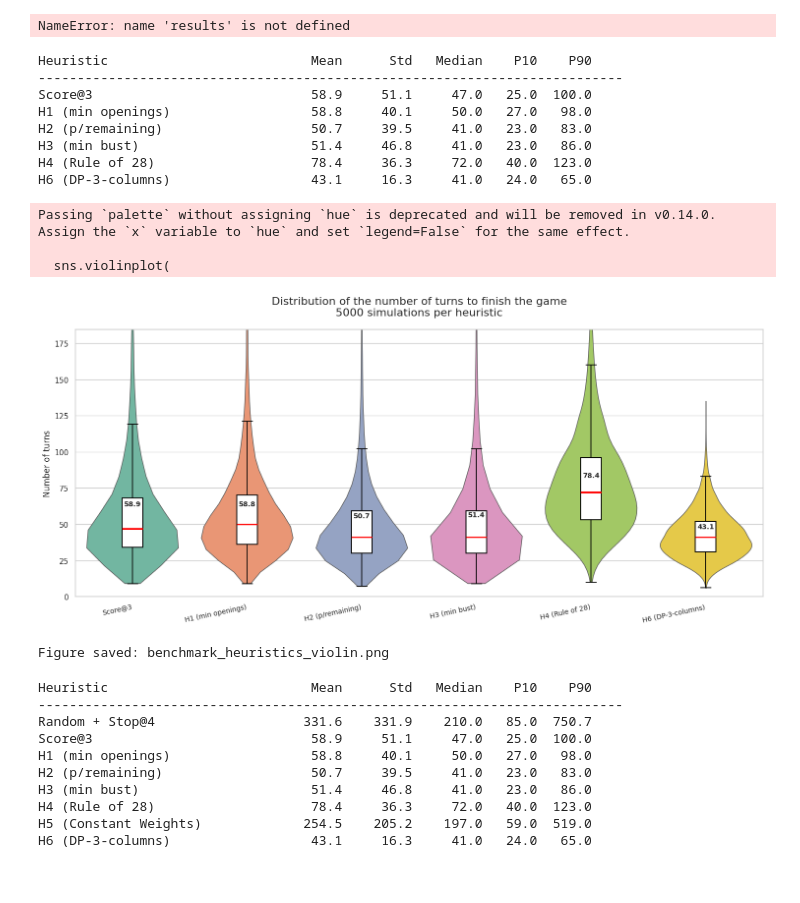
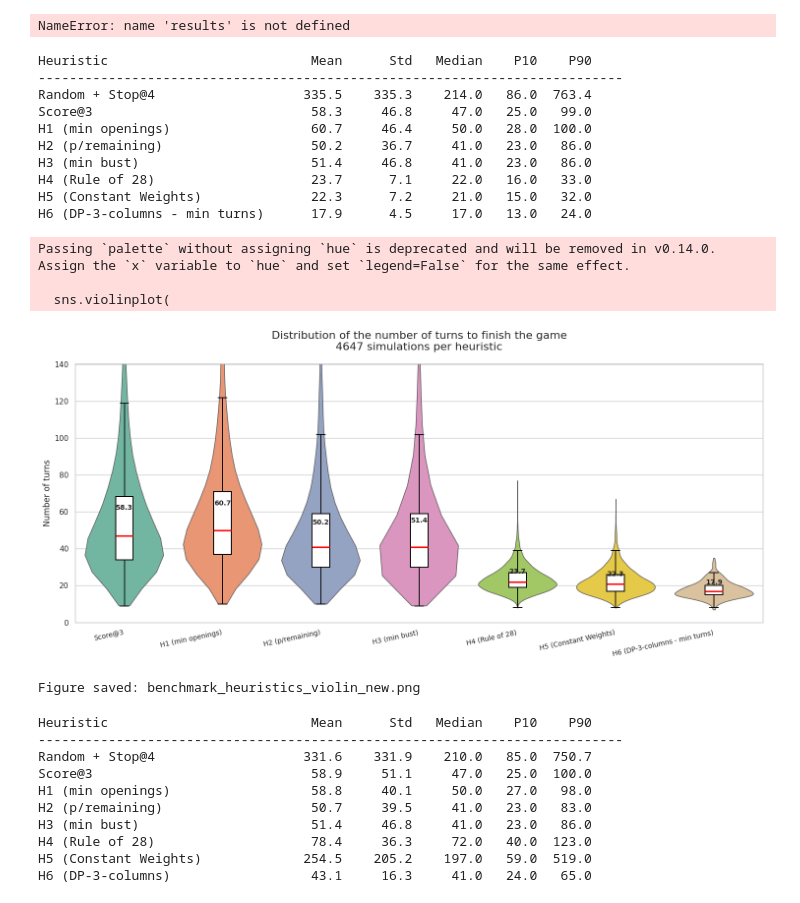
Before and after one commit to CamilleBernardB/Can-t-Stop-projet-IMI, a Jupyter notebook: heuristics_opening.ipynb, the cells around one changed output. Drawn from its saved outputs; the diff is of its cells as text; code cells hidden in the pictures.

Commit message:
plots finaux

```diff
--- a/heuristics_opening.ipynb
+++ b/heuristics_opening.ipynb
@@ -892,12 +892,14 @@ import seaborn as sns
 RESULTS_DIR = "heuristics_opening"
 
 files = {
-    "Score@3":                  "result_Score@3.npy",
-    "H1 (min openings)":        "result_H1_min_ouvertures.npy",
-    "H2 (p/remaining)":         "result_H2_p-restants.npy",
-    "H3 (min bust)":            "result_H3.npy",
-    "H4 (Rule of 28)":          "result_H4_Rule_of_28.npy",
-    "H6 (DP-3-columns)":        "result_H6_test.npy",
+    "Random + Stop@4":                  "result_Random_+_Stop@4.npy",
+    "Score@3":                          "result_Score@3.npy",
+    "H1 (min openings)":                "result_H1_min_ouvertures.npy",
+    "H2 (p/remaining)":                 "result_H2_p-restants.npy",
+    "H3 (min bust)":                    "result_H3.npy",
+    "H4 (Rule of 28)":                  "result_H4_Rule_of_28.npy",
+    "H5 (Constant Weights)":            "result_H5_Constant_Weights.npy",
+    "H6 (DP-3-columns - min turns)":    "result_H7_test.npy",
 }
 
 results = {}
@@ -960,6 +962,12 @@ for name, s in results.items():
 df = pd.DataFrame(rows)
 
 # ------------------------------------------------------------
+# Remove Random from plots only
+# ------------------------------------------------------------
+
+df_plot = df[df["Heuristic"] != "Random + Stop@4"]
+
+# ------------------------------------------------------------
 # Fixed order of heuristics
 # ------------------------------------------------------------
 
@@ -969,7 +977,8 @@ order = [
     "H2 (p/remaining)",
     "H3 (min bust)",
     "H4 (Rule of 28)",
-    "H6 (DP-3-columns)",
+    "H5 (Constant Weights)",
+    "H6 (DP-3-columns - min turns)",
 ]
 
 # ------------------------------------------------------------
@@ -991,7 +1000,7 @@ fig, ax = plt.subplots(figsize=(15, 7))
 # ------------------------------------------------------------
 
 sns.violinplot(
-    data=df,
+    data=df_plot,
     x="Heuristic",
     y="Turns",
     order=order,
@@ -1008,7 +1017,7 @@ sns.violinplot(
 # ------------------------------------------------------------
 
 sns.boxplot(
-    data=df,
+    data=df_plot,
     x="Heuristic",
     y="Turns",
     order=order,
@@ -1041,7 +1050,7 @@ sns.boxplot(
 
 upper_bounds = []
 
-for name in results:
+for name in order:
 
     q1 = np.percentile(results[name]["scores"], 25)
     q3 = np.percentile(results[name]["scores"], 75)
@@ -1092,41 +1101,43 @@ ax.set_ylabel("Number of turns", fontsize=12)
 ax.set_xticklabels(
     order,
     rotation=12,
     ha="right",
     fontsize=10
 )
 
 # ------------------------------------------------------------
 # Save figure
 # ------------------------------------------------------------
 
 plt.tight_layout()
 
-output_file = "benchmark_heuristics_violin.png"
+output_file = "benchmark_heuristics_violin_new.png"
 
 plt.savefig(
     output_file,
     dpi=200,
     bbox_inches="tight"
 )
 
 plt.show()
 
 print(f"\nFigure saved: {output_file}")
 # %% [output]
 Heuristic                          Mean      Std   Median    P10    P90
 ---------------------------------------------------------------------------
-Score@3                            58.9     51.1     47.0   25.0  100.0
-H1 (min openings)                  58.8     40.1     50.0   27.0   98.0
-H2 (p/remaining)                   50.7     39.5     41.0   23.0   83.0
+Random + Stop@4                   335.5    335.3    214.0   86.0  763.4
+Score@3                            58.3     46.8     47.0   25.0   99.0
+H1 (min openings)                  60.7     46.4     50.0   28.0  100.0
+H2 (p/remaining)                   50.2     36.7     41.0   23.0   86.0
 H3 (min bust)                      51.4     46.8     41.0   23.0   86.0
-H4 (Rule of 28)                    78.4     36.3     72.0   40.0  123.0
-H6 (DP-3-columns)                  43.1     16.3     41.0   24.0   65.0
+H4 (Rule of 28)                    23.7      7.1     22.0   16.0   33.0
+H5 (Constant Weights)              22.3      7.2     21.0   15.0   32.0
+H6 (DP-3-columns - min turns)      17.9      4.5     17.0   13.0   24.0
 Passing `palette` without assigning `hue` is deprecated and will be removed in v0.14.0. Assign the `x` variable to `hue` and set `legend=False` for the same effect.
 
   sns.violinplot(
-[figure, old version]
+[figure, new version]
-Figure saved: benchmark_heuristics_violin.png
+Figure saved: benchmark_heuristics_violin_new.png
 # %%
 
 import os
```
Also changed, not shown: 2 other files.
